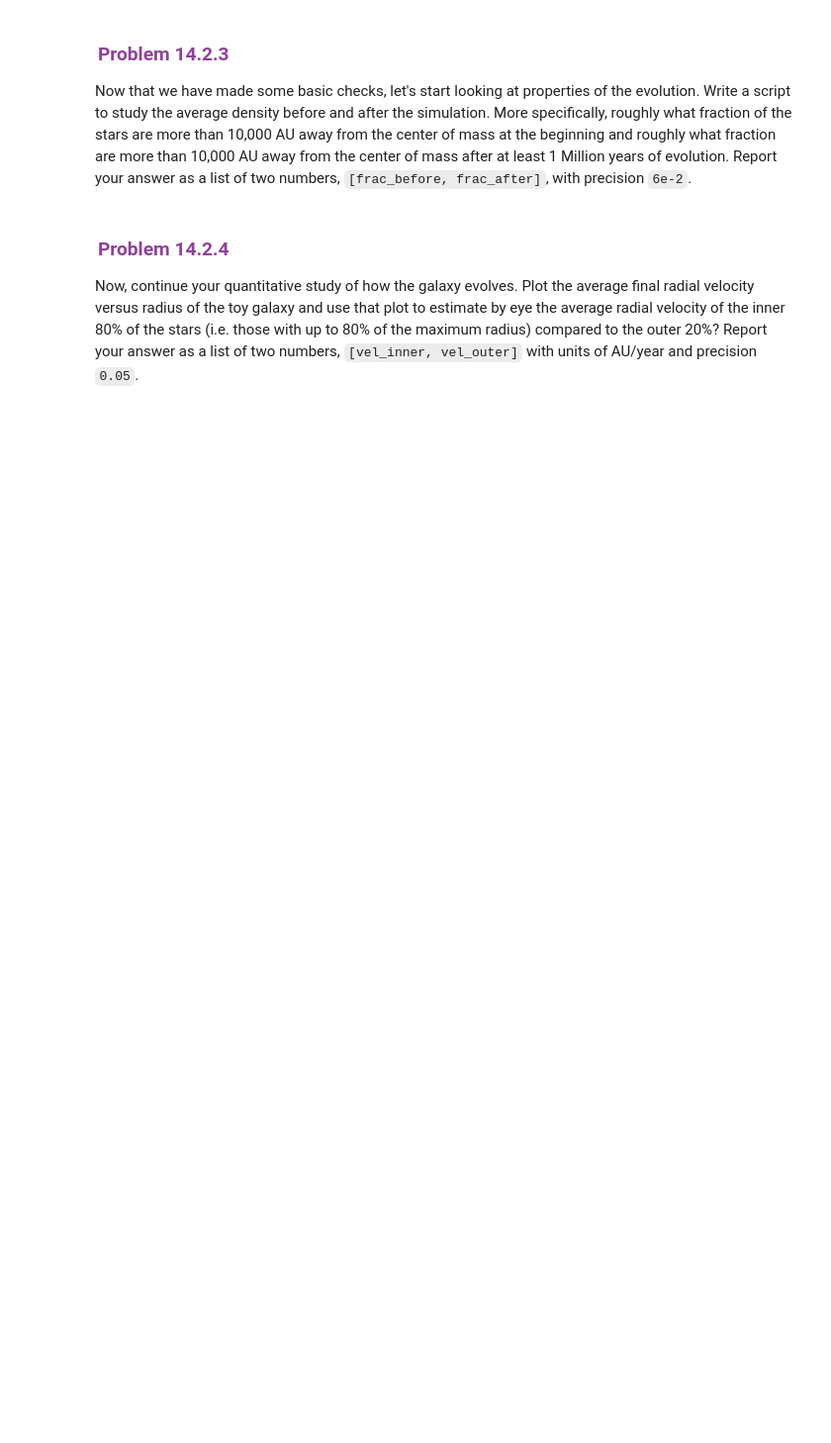
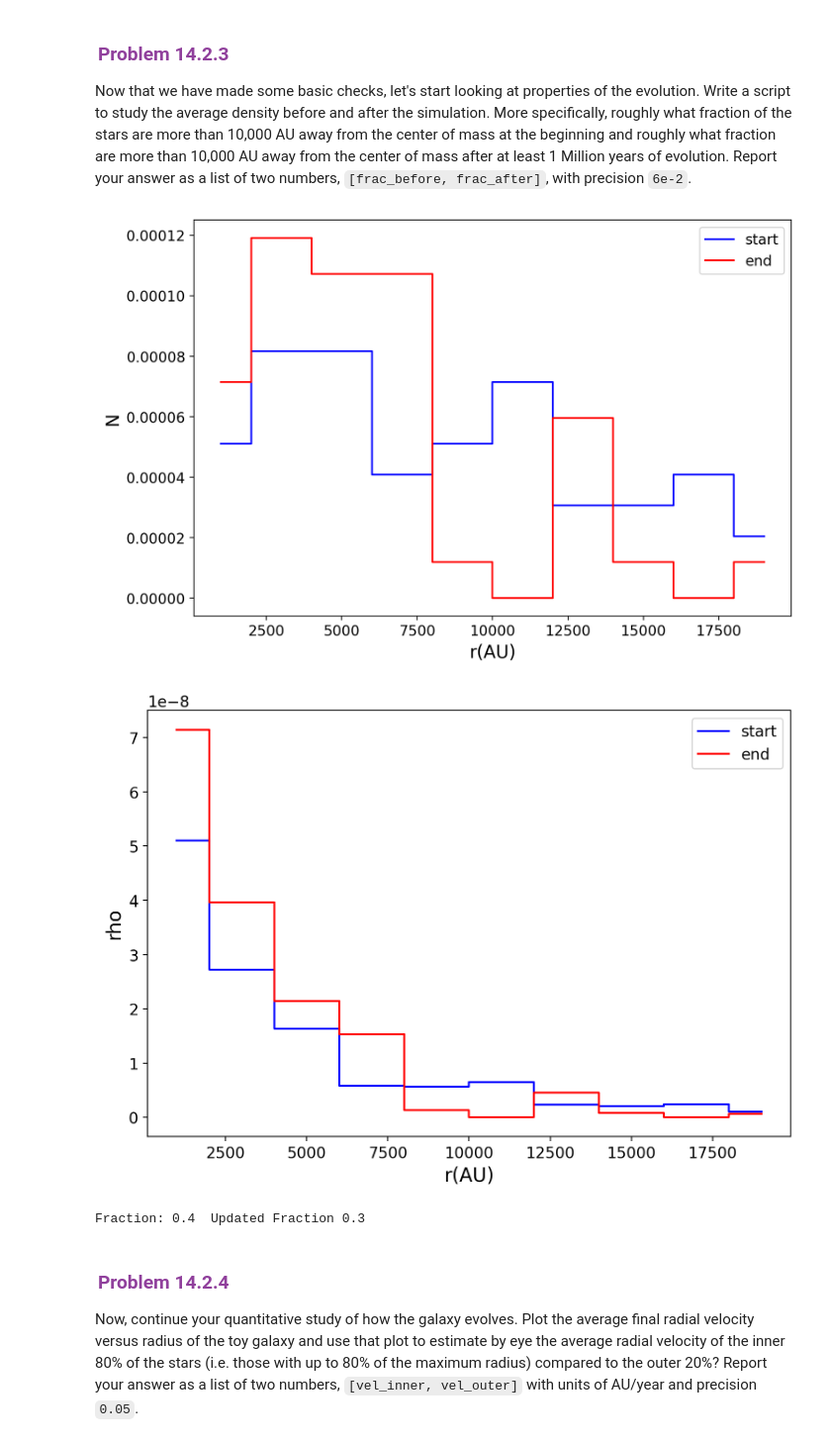
Before and after one commit to a-eghrari/nb_LEARNER, a Jupyter notebook: 8S50x_P14.ipynb, the cells around one changed output. Shown at 99% size. Drawn from its saved outputs; the diff is of its cells as text; code cells hidden in the pictures; blank space fills up the shorter version.

```diff
--- a/8S50x_P14.ipynb
+++ b/8S50x_P14.ipynb
@@ -434,34 +436,39 @@ def makeRadiusHist(iX):
     return bin_centers,evts
 
 def plotRadius(iTracks):
     pX0,pY0 = makeRadiusHist(iTracks[0])
     plt.plot(pX0,pY0,drawstyle = 'steps-mid',label='start',c='blue')
     pX1,pY1 = makeRadiusHist(iTracks[-1])
     plt.plot(pX1,pY1,drawstyle = 'steps-mid',label='end',c='red')
     plt.legend()
     plt.xlabel("r(AU)")
     plt.ylabel("N")
     plt.show()
 
 plotRadius(tracks)
 
 #now density => each bin divide by r => rho=N/2pirdr
 pX0,pY0 = makeRadiusHist(tracks[0])
 pX1,pY1 = makeRadiusHist(tracks[-1])
 plt.plot(pX0,pY0/pX0,drawstyle = 'steps-mid',label='start',c='blue')
 plt.plot(pX1,pY1/pX1,drawstyle = 'steps-mid',label='end',c='red')
 plt.legend()
 plt.xlabel("r(AU)")
 plt.ylabel("rho")
 plt.show()
 
 def fraction(iX,iR=10000):
-    ## YOUR CODE HERE
+    shift=shiftCOM(iX)
+    frac=np.sum(np.sqrt(shift[:,0]**2+shift[:,1]**2)>iR)/iX.shape[0]
     return frac
 
 frc0=fraction(tracks[0])
 frc1=fraction(tracks[-1])
 print("Fraction:",frc0," Updated Fraction",frc1)
+# %% [output]
+[figure, added]
+[figure, added]
+Fraction: 0.4  Updated Fraction 0.3
 # %% [markdown]
 ### <span style="border:3px; border-style:solid; padding: 0.15em; border-color: #90409C; color: #90409C;">Problem 14.2.4</span>
 
```
Also changed, not shown: parts of 9 cells of this notebook.
